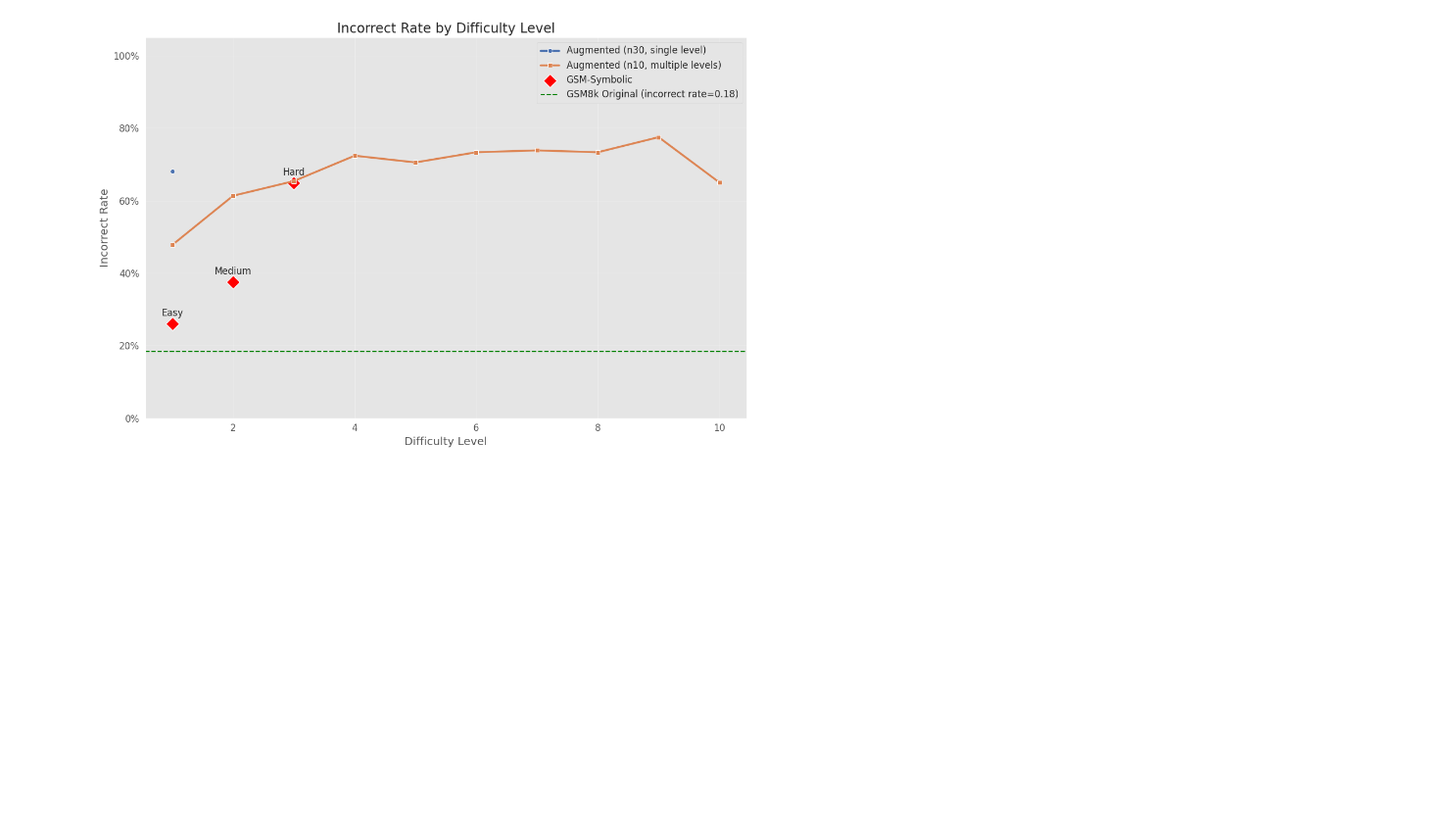
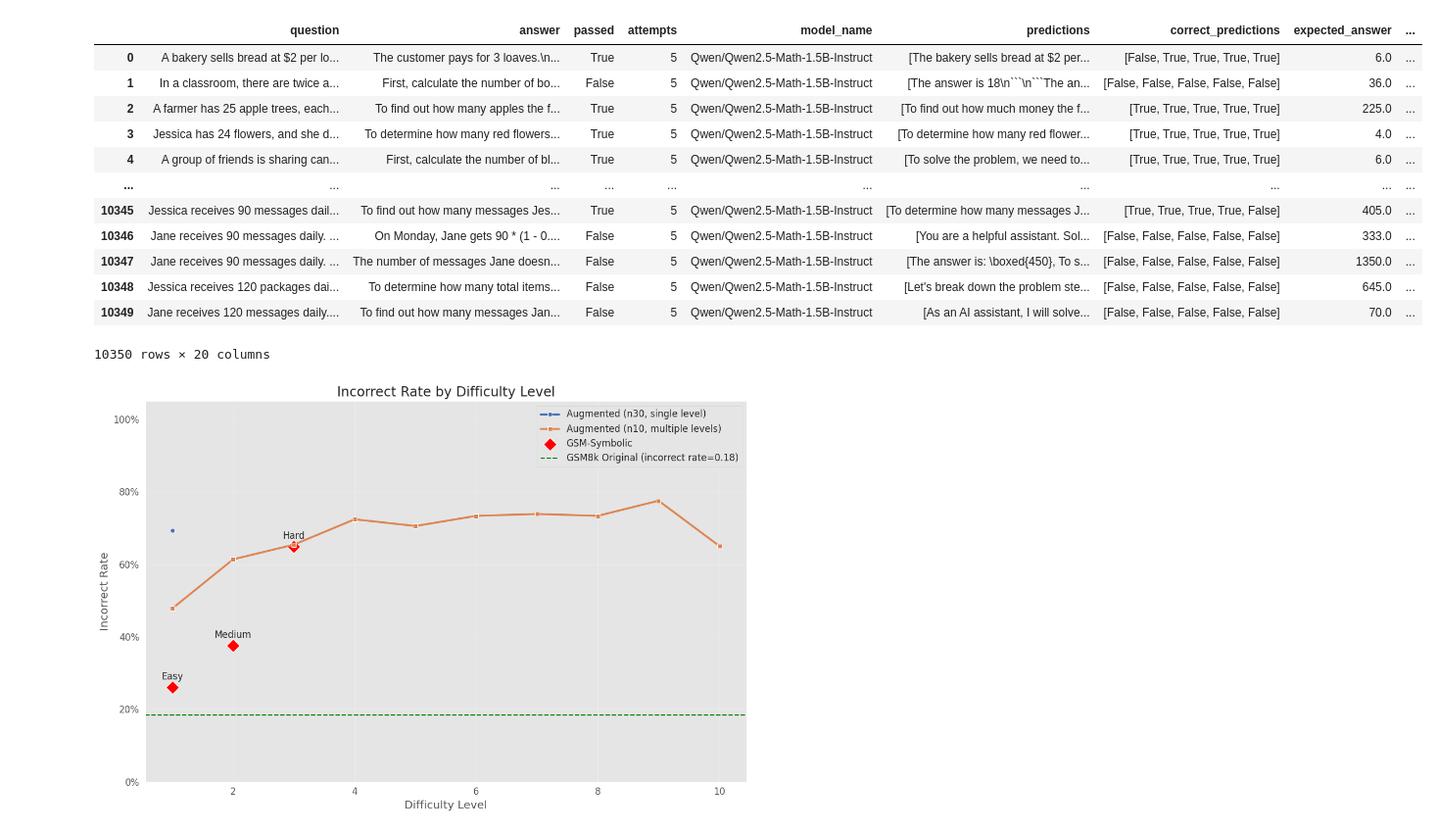
Before and after one commit to mannesm/complex-task-gen, a Jupyter notebook: actual_project/pipelines/eval/augmentation_evaluation.ipynb, the cells around one changed output. Shown at 98% size. Saved outputs shown, nothing was run; the diff lists cells and outputs as text; code cells hidden in the pictures; blank space fills up the shorter version.

````diff
--- a/actual_project/pipelines/eval/augmentation_evaluation.ipynb
+++ b/actual_project/pipelines/eval/augmentation_evaluation.ipynb
@@ -133,3 +297,19 @@ plt.show()
+# %%
+df_256_all
+# %% [output]
+|  | question | answer | passed | attempts | model_name | predictions | correct_predictions | expected_answer | ... |
+| 0 | A bakery sells bread at $2 per lo... | The customer pays for 3 loaves.\n... | True | 5 | Qwen/Qwen2.5-Math-1.5B-Instruct | [The bakery sells bread at $2 per... | [False, True, True, True, True] | 6.0 | ... |
+| 1 | In a classroom, there are twice a... | First, calculate the number of bo... | False | 5 | Qwen/Qwen2.5-Math-1.5B-Instruct | [The answer is 18\n```\n```The an... | [False, False, False, False, False] | 36.0 | ... |
+| 2 | A farmer has 25 apple trees, each... | To find out how many apples the f... | True | 5 | Qwen/Qwen2.5-Math-1.5B-Instruct | [To find out how much money the f... | [True, True, True, True, True] | 225.0 | ... |
+| 3 | Jessica has 24 flowers, and she d... | To determine how many red flowers... | True | 5 | Qwen/Qwen2.5-Math-1.5B-Instruct | [To determine how many red flower... | [True, True, True, True, True] | 4.0 | ... |
+| 4 | A group of friends is sharing can... | First, calculate the number of bl... | True | 5 | Qwen/Qwen2.5-Math-1.5B-Instruct | [To solve the problem, we need to... | [True, True, True, True, True] | 6.0 | ... |
+| ... | ... | ... | ... | ... | ... | ... | ... | ... | ... |
+| 10345 | Jessica receives 90 messages dail... | To find out how many messages Jes... | True | 5 | Qwen/Qwen2.5-Math-1.5B-Instruct | [To determine how many messages J... | [True, True, True, True, False] | 405.0 | ... |
+| 10346 | Jane receives 90 messages daily. ... | On Monday, Jane gets 90 * (1 - 0.... | False | 5 | Qwen/Qwen2.5-Math-1.5B-Instruct | [You are a helpful assistant. Sol... | [False, False, False, False, False] | 333.0 | ... |
+| 10347 | Jane receives 90 messages daily. ... | The number of messages Jane doesn... | False | 5 | Qwen/Qwen2.5-Math-1.5B-Instruct | [The answer is: \boxed{450}, To s... | [False, False, False, False, False] | 1350.0 | ... |
+| 10348 | Jessica receives 120 packages dai... | To determine how many total items... | False | 5 | Qwen/Qwen2.5-Math-1.5B-Instruct | [Let's break down the problem ste... | [False, False, False, False, False] | 645.0 | ... |
+| 10349 | Jane receives 120 messages daily.... | To find out how many messages Jan... | False | 5 | Qwen/Qwen2.5-Math-1.5B-Instruct | [As an AI assistant, I will solve... | [False, False, False, False, False] | 70.0 | ... |
+10350 rows × 20 columns
 # %%
 # 2. Plot "level vs. incorrect rate"
 plt.figure(figsize=(12, 8))
````
Also changed, not shown: parts of 15 cells of this notebook, 9 other files.
